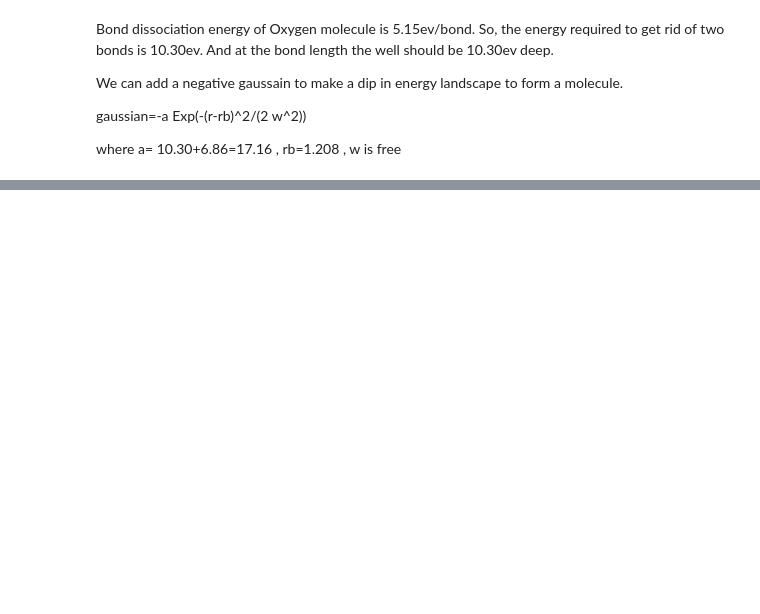
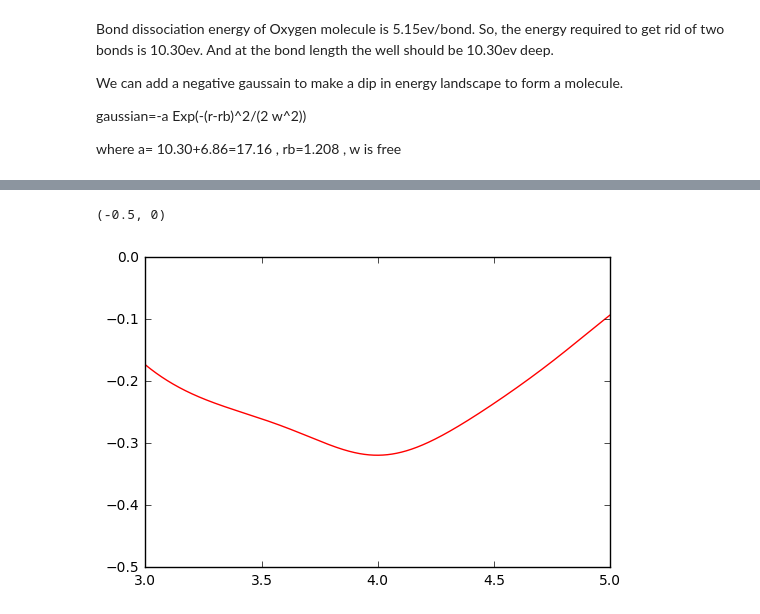
Before and after one commit to 123daimanu/DR_EAM, a Jupyter notebook: EAM_OxygenZhou2005.ipynb, the cells around one changed output, grey strips where cells are left out. Drawn from its saved outputs; the diff is of its cells as text; code cells hidden in the pictures; blank space fills up the shorter version.

```diff
--- a/EAM_OxygenZhou2005.ipynb
+++ b/EAM_OxygenZhou2005.ipynb
@@ -108,0 +113,7 @@ lab.plot(r,F_OU+phi2005+morseO,'r')
+# %%
+lab.plot(r,phi2005,'r')
+lab.xlim([3,5])
+lab.ylim([-.5,0])
+# %% [output]
+(-0.5, 0)
+[figure, added]
```
Also changed, not shown: parts of 13 cells of this notebook.
